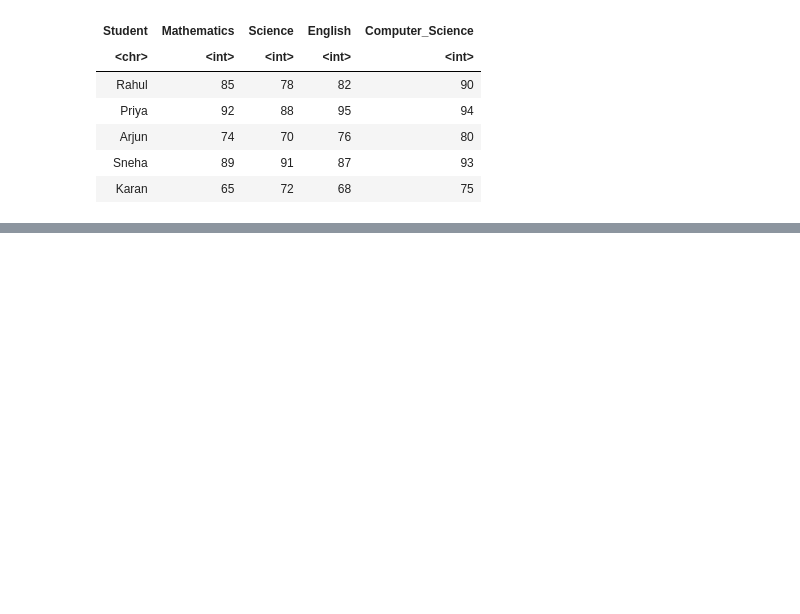
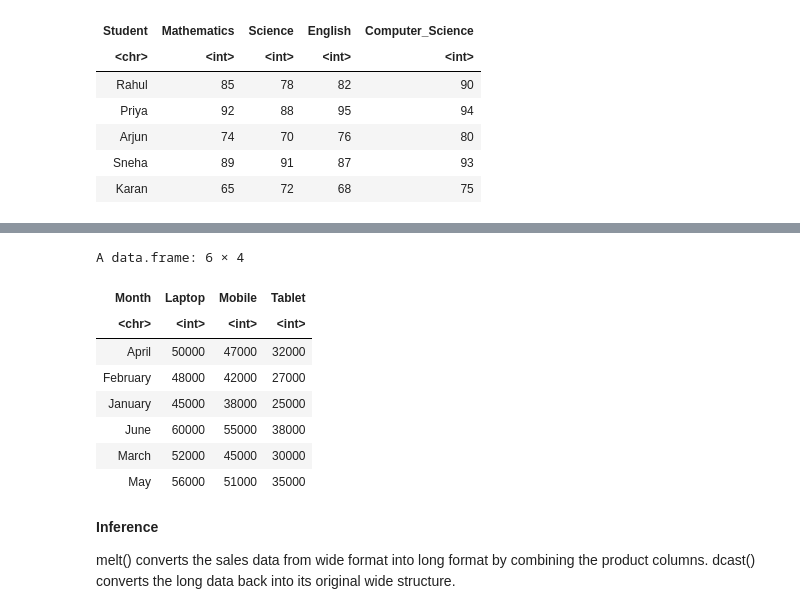
Before and after one commit to KeshavFTW099/R_Programming, a Jupyter notebook: Inference_InR.ipynb, the cells around one changed output, grey strips where cells are left out. Cells and saved outputs as stored; diff of their text form; code cells hidden in the pictures; blank space fills up the shorter version.

```diff
--- a/Inference_InR.ipynb
+++ b/Inference_InR.ipynb
@@ -266,0 +336,23 @@ Wide format makes it easier to compare
+# %%
+sales_wide <- dcast(
+  sales_long,
+  Month ~ Product,
+  value.var = "Sales"
+)
+
+sales_wide
+# %% [output]
+A data.frame: 6 × 4
+| Month | Laptop | Mobile | Tablet |
+| <chr> | <int> | <int> | <int> |
+| April | 50000 | 47000 | 32000 |
+| February | 48000 | 42000 | 27000 |
+| January | 45000 | 38000 | 25000 |
+| June | 60000 | 55000 | 38000 |
+| March | 52000 | 45000 | 30000 |
+| May | 56000 | 51000 | 35000 |
+# %% [markdown]
+**Inference**
+
+melt() converts the sales data from wide format into long format by combining the product columns.
+dcast() converts the long data back into its original wide structure.
```
Also changed, not shown: parts of 12 cells of this notebook.
